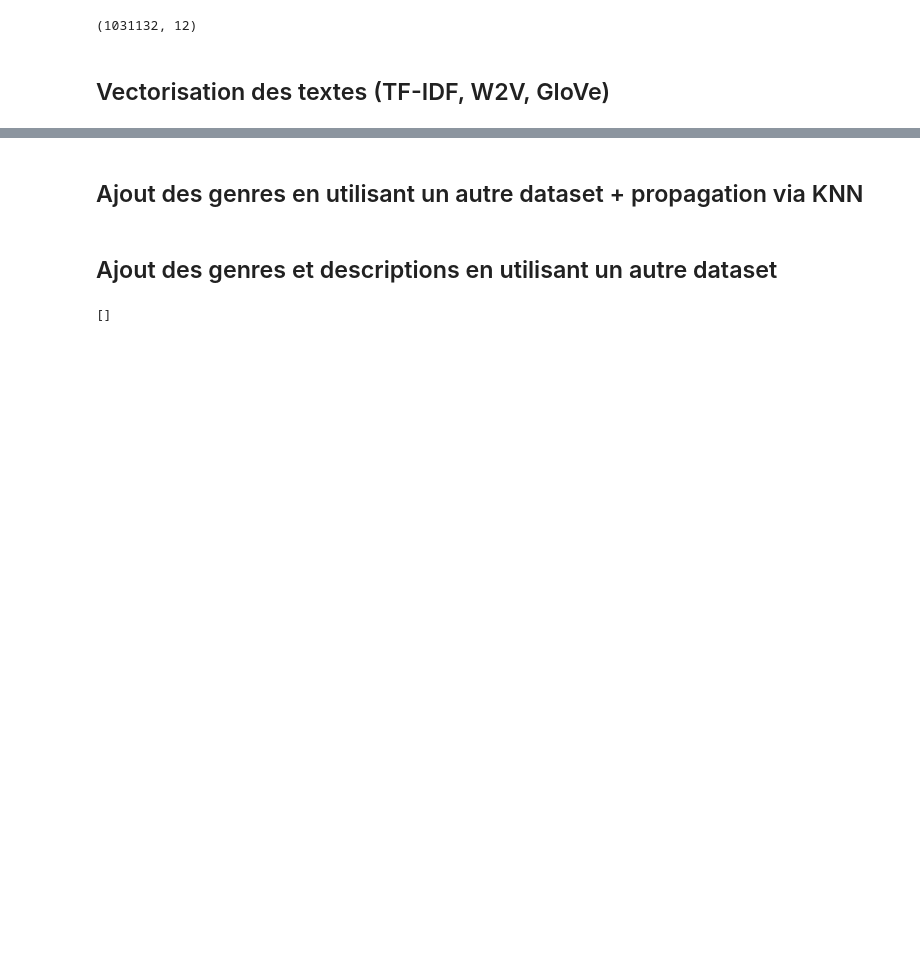
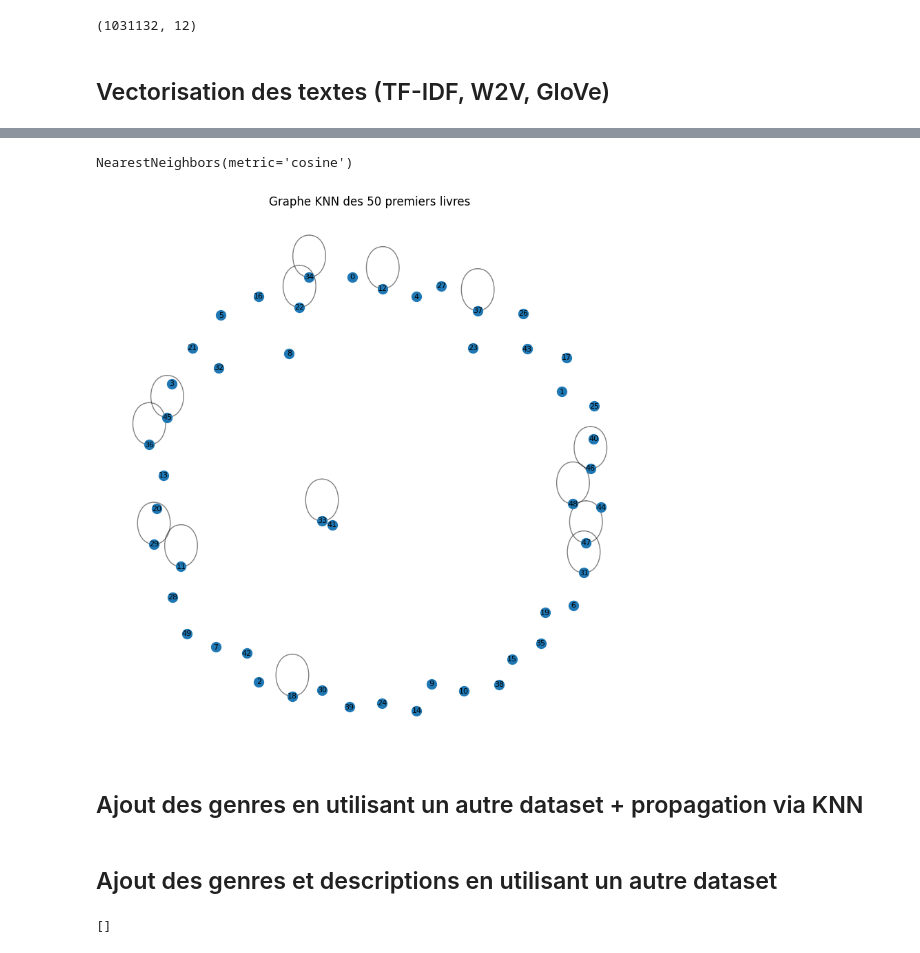
Before and after one commit to redyddm/projet_ter, a Jupyter notebook: recommandation.ipynb, the cells around one changed output, grey strips where cells are left out. Cells and saved outputs as stored; diff of their text form; code cells hidden in the pictures; blank space fills up the shorter version.

Commit message:
vectorisation + entrainement modele knn

```diff
--- a/recommandation.ipynb
+++ b/recommandation.ipynb
@@ -381,0 +437,11 @@ tfidf=TfidfVectorizer()
+# %%
+def get_title_vector(tokens):
+    vectors = [w2v.wv[word] for word in tokens if word in w2v.wv]
+    if vectors:
+        return np.mean(vectors, axis=0)
+    else:
+        return np.zeros(w2v.vector_size)
+# %%
+titles_tokens=titles.apply(get_title_vector)
+
+titles_tokens
@@ -381,0 +461,4 @@ tfidf=TfidfVectorizer()
+# %%
+X=np.vstack(titles_tokens)
+
+X
@@ -382,3 +481,38 @@ tfidf=TfidfVectorizer()
+# %%
+knn = NearestNeighbors(n_neighbors=5, metric='cosine')
+knn.fit(X)
+# %% [output]
+NearestNeighbors(metric='cosine')
+# %%
+import networkx as nx
+import matplotlib.pyplot as plt
+
+subset_indices = list(range(50))  # visualise juste 50 points
+
+G = nx.Graph()
+
+# Ajouter les noeuds
+for idx in subset_indices:
+    G.add_node(idx)
+
+# Ajouter les arêtes vers les k voisins
+for idx in subset_indices:
+    distances, neighbors = knn.kneighbors([X[idx]])
+    for neighbor in neighbors[0][1:]:  # on saute le premier (c'est lui-même)
+        if neighbor in subset_indices:
+            G.add_edge(idx, neighbor)
+
+# Dessiner le graphe
+plt.figure(figsize=(10, 10))
+pos = nx.spring_layout(G, seed=42)  # positionnement des noeuds
+nx.draw_networkx_nodes(G, pos, node_size=100)
+nx.draw_networkx_edges(G, pos, alpha=0.5)
+nx.draw_networkx_labels(G, pos, font_size=8)
+plt.title("Graphe KNN des 50 premiers livres")
+plt.axis('off')
+plt.show()
+# %% [output]
+[figure, added]
 # %% [markdown]
 ## Ajout des genres en utilisant un autre dataset + propagation via KNN
 # %% [markdown]
```
Also changed, not shown: parts of 13 cells of this notebook.
